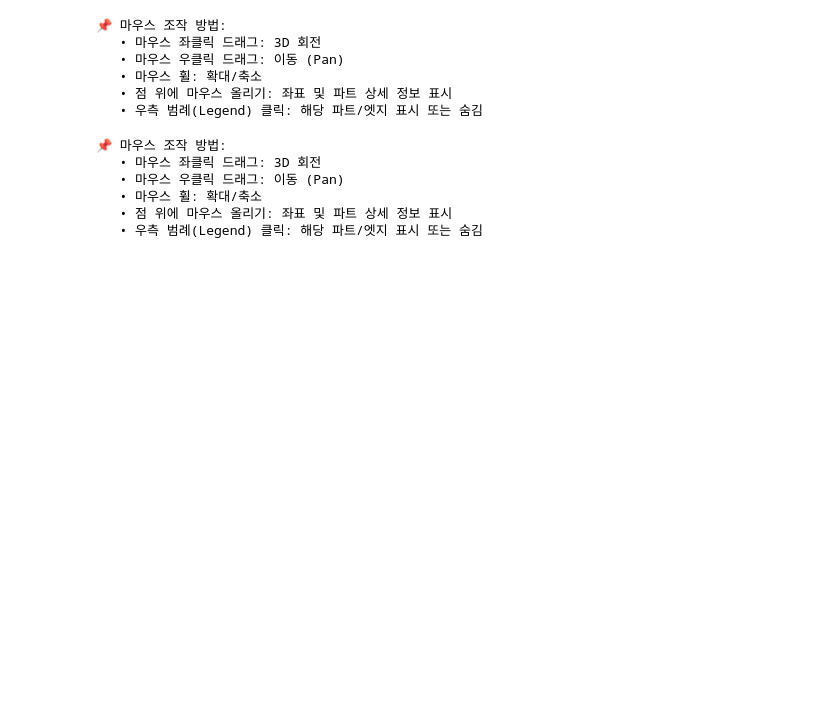
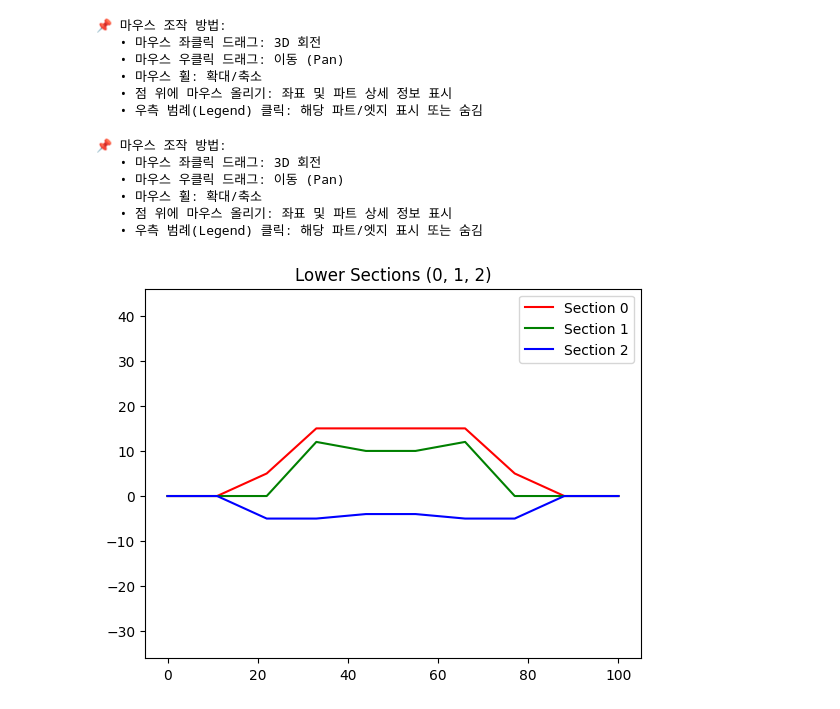
Before and after one commit to hc-Ryu/hmc_mlv, a Jupyter notebook: CGNN/20260309_yj.ipynb, the cells around one changed output. Cells and saved outputs as stored; diff of their text form; code cells hidden in the pictures; blank space fills up the shorter version.

```diff
--- a/CGNN/20260309_yj.ipynb
+++ b/CGNN/20260309_yj.ipynb
@@ -1606,0 +1680,16 @@ print("   • 우측 범례(Legend) 클릭: 해당 파트/엣지 표시 또는
+# %%
+lower_section = {
+    0: [[0, 0], [11, 0], [22, 5], [33, 15], [44, 15], [55, 15], [66, 15], [77, 5], [88, 0], [100, 0]],
+    1: [[0, 0], [11, 0], [22, 0], [33, 12], [44, 10], [55, 10], [66, 12], [77, 0], [88, 0], [100, 0]],
+    2: [[0, 0], [11, 0], [22, -5], [33, -5], [44, -4], [55, -4], [66, -5], [77, -5], [88, 0], [100, 0]],
+}
+
+plt.plot(np.array(lower_section[0])[:,0], np.array(lower_section[0])[:,1], label='Section 0', color='red')
+plt.plot(np.array(lower_section[1])[:,0], np.array(lower_section[1])[:,1], label='Section 1', color='green')
+plt.plot(np.array(lower_section[2])[:,0], np.array(lower_section[2])[:,1], label='Section 2', color='blue')
+plt.title('Lower Sections (0, 1, 2)')
+plt.axis('equal')
+plt.legend()
+plt.show()
+# %% [output]
+[figure, added]
```
Also changed, not shown: parts of 7 cells of this notebook, 1 other file.
